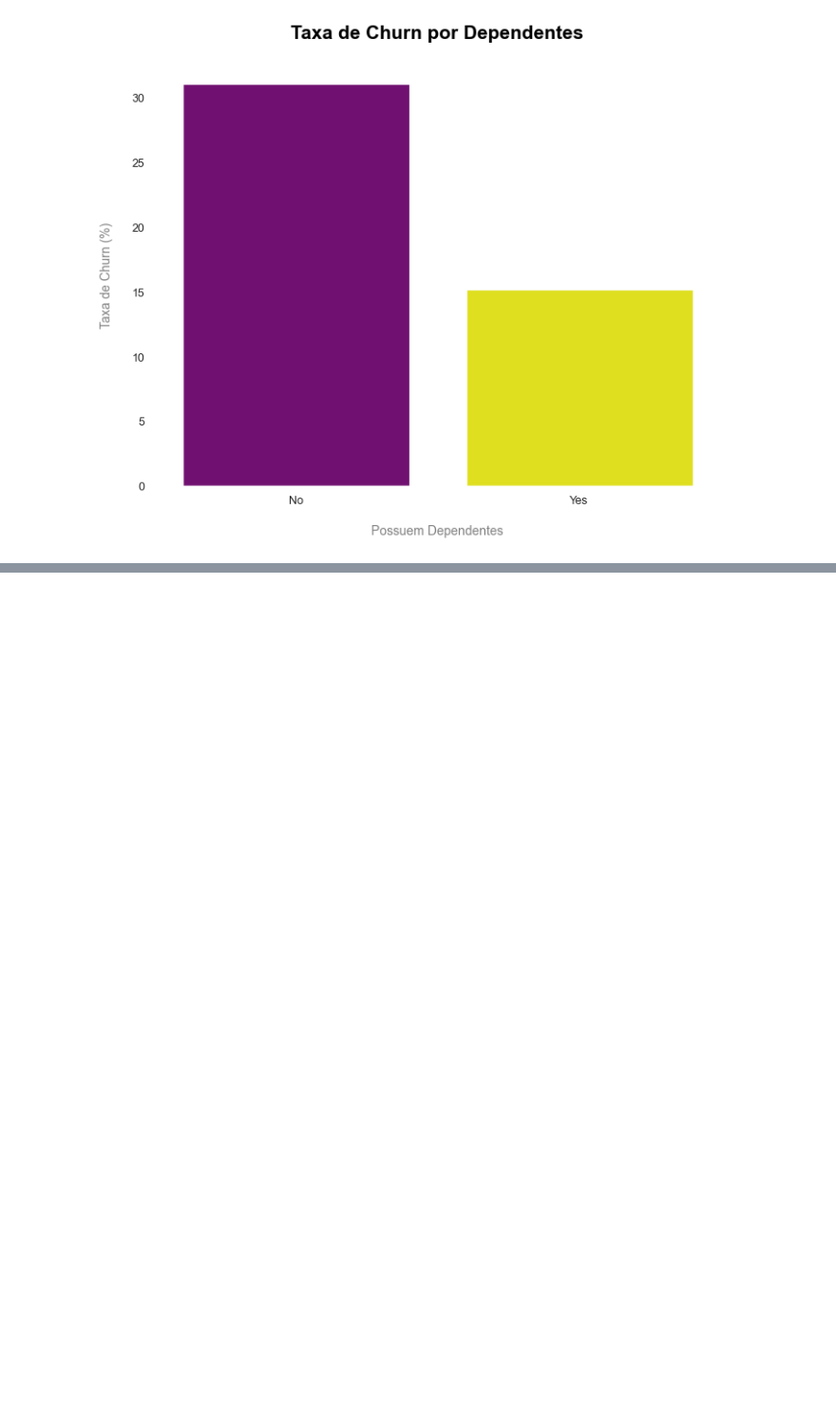
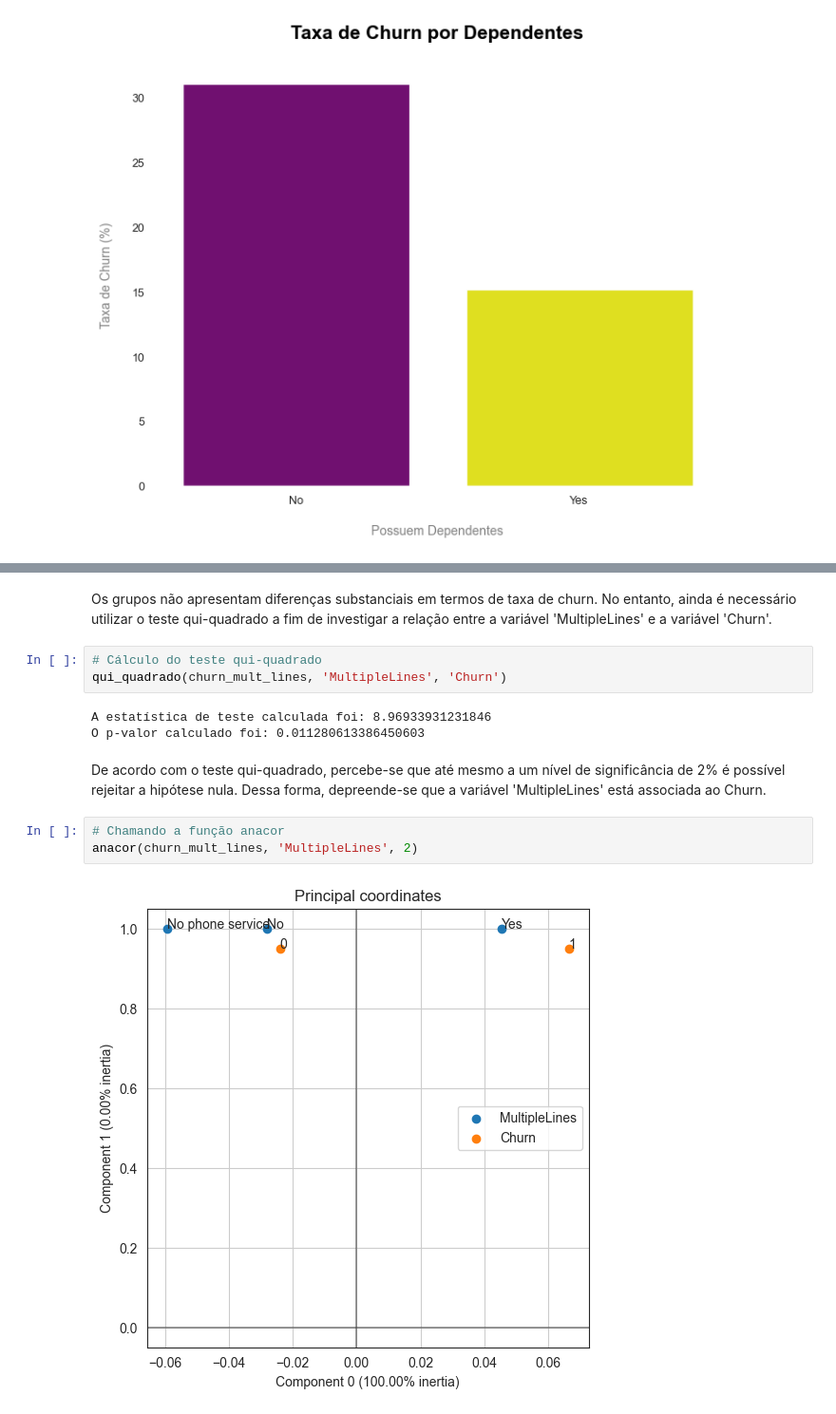
Before and after one commit to lazarocordeirosilva/Previsao_Churn, a Jupyter notebook: notebook/Churn Analysis.ipynb, the cells around one changed output, grey strips where cells are left out. Shown at 95% size. Drawn from its saved outputs; the diff is of its cells as text; blank space fills up the shorter version.

```diff
--- a/notebook/Churn Analysis.ipynb
+++ b/notebook/Churn Analysis.ipynb
@@ -627,0 +670,15 @@ Foi possível observar, pelo cálculo do p-valor, que, a um nível de 5% de sign
+# %% [markdown]
+Os grupos não apresentam diferenças substanciais em termos de taxa de churn. No entanto, ainda é necessário utilizar o teste qui-quadrado a fim de investigar a relação entre a variável 'MultipleLines' e a variável 'Churn'.
+# %%
+# Cálculo do teste qui-quadrado
+qui_quadrado(churn_mult_lines, 'MultipleLines', 'Churn')
+# %% [output]
+A estatística de teste calculada foi: 8.96933931231846
+O p-valor calculado foi: 0.011280613386450603
+# %% [markdown]
+De acordo com o teste qui-quadrado, percebe-se que até mesmo a um nível de significância de 2% é possível rejeitar a hipótese nula. Dessa forma, depreende-se que a variável 'MultipleLines' está associada ao Churn.
+# %%
+# Chamando a função anacor
+anacor(churn_mult_lines, 'MultipleLines', 2)
+# %% [output]
+[figure, added]
```
Also changed, not shown: parts of 71 cells of this notebook, 1 other file.
